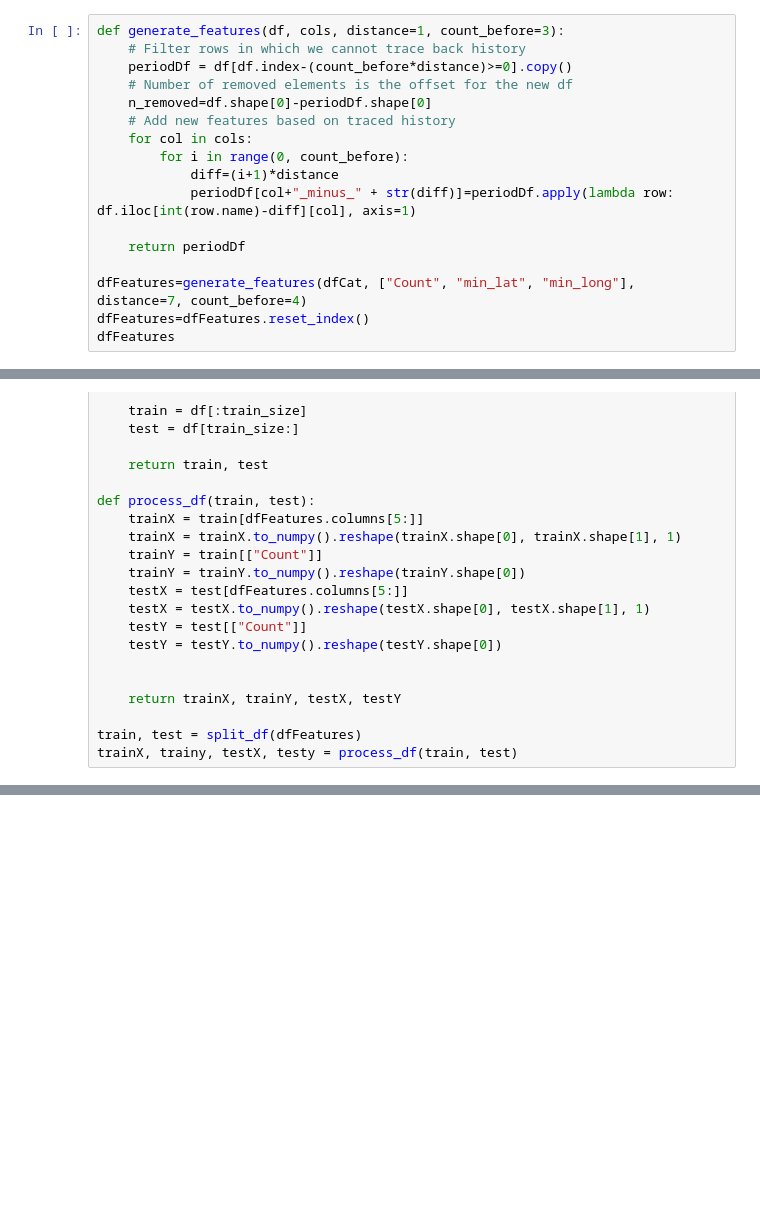
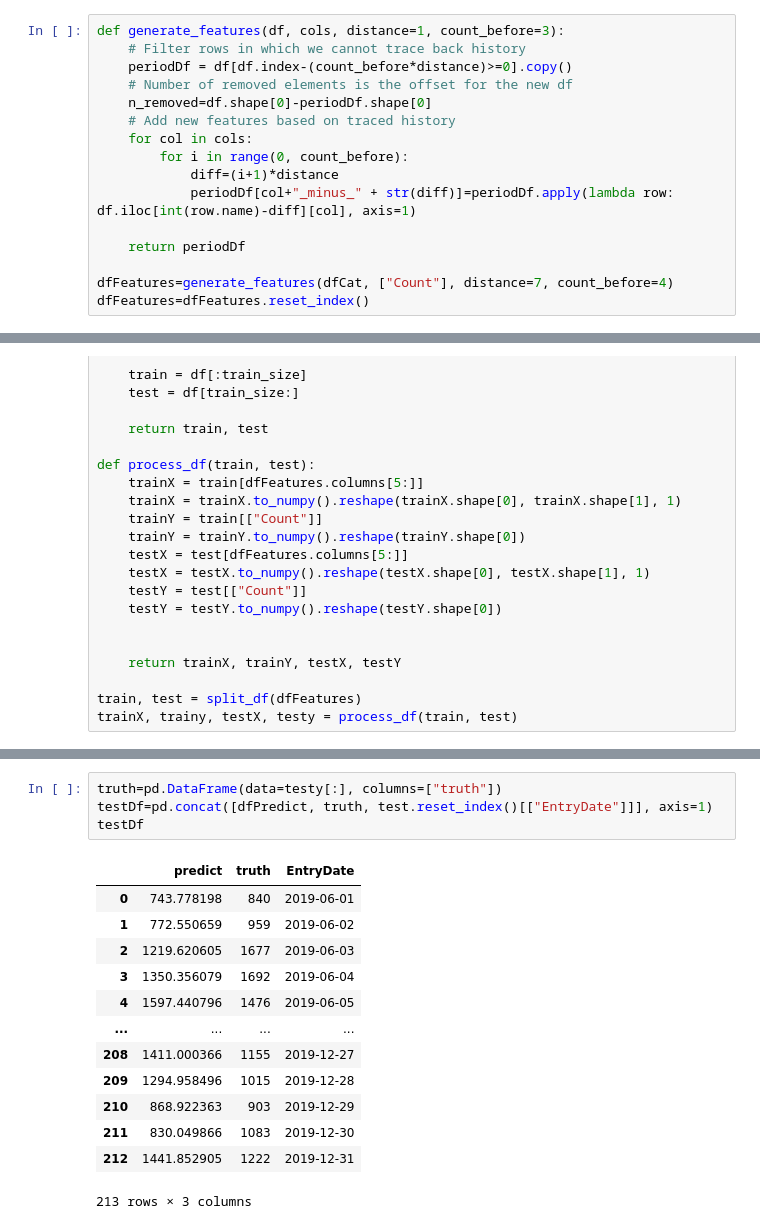
Before and after one commit to anafsa/ChildrenOfJupyter, a Jupyter notebook: Stage-2/Irregular Parking/Prediction of number of infractions using 1D CNNs.ipynb, the cells around one changed output, grey strips where cells are left out. Drawn from its saved outputs; the diff is of its cells as text; blank space fills up the shorter version.

```diff
--- a/Stage-2/Irregular Parking/Prediction of number of infractions using 1D CNNs.ipynb
+++ b/Stage-2/Irregular Parking/Prediction of number of infractions using 1D CNNs.ipynb
@@ -241,6 +273,5 @@ def generate_features(df, cols, distance=1, count_before=3):
 
     return periodDf
 
-dfFeatures=generate_features(dfCat, ["Count", "min_lat", "min_long"], distance=7, count_before=4)
+dfFeatures=generate_features(dfCat, ["Count"], distance=7, count_before=4)
 dfFeatures=dfFeatures.reset_index()
-dfFeatures
@@ -360 +402,19 @@ Standard deviation >> 739679.3585926564
+# %%
+truth=pd.DataFrame(data=testy[:], columns=["truth"])
+testDf=pd.concat([dfPredict, truth, test.reset_index()[["EntryDate"]]], axis=1)
+testDf
+# %% [output]
+|  | predict | truth | EntryDate |
+| 0 | 743.778198 | 840 | 2019-06-01 |
+| 1 | 772.550659 | 959 | 2019-06-02 |
+| 2 | 1219.620605 | 1677 | 2019-06-03 |
+| 3 | 1350.356079 | 1692 | 2019-06-04 |
+| 4 | 1597.440796 | 1476 | 2019-06-05 |
+| ... | ... | ... | ... |
+| 208 | 1411.000366 | 1155 | 2019-12-27 |
+| 209 | 1294.958496 | 1015 | 2019-12-28 |
+| 210 | 868.922363 | 903 | 2019-12-29 |
+| 211 | 830.049866 | 1083 | 2019-12-30 |
+| 212 | 1441.852905 | 1222 | 2019-12-31 |
+213 rows × 3 columns
 # %%
```
Also changed, not shown: parts of 18 cells of this notebook.
